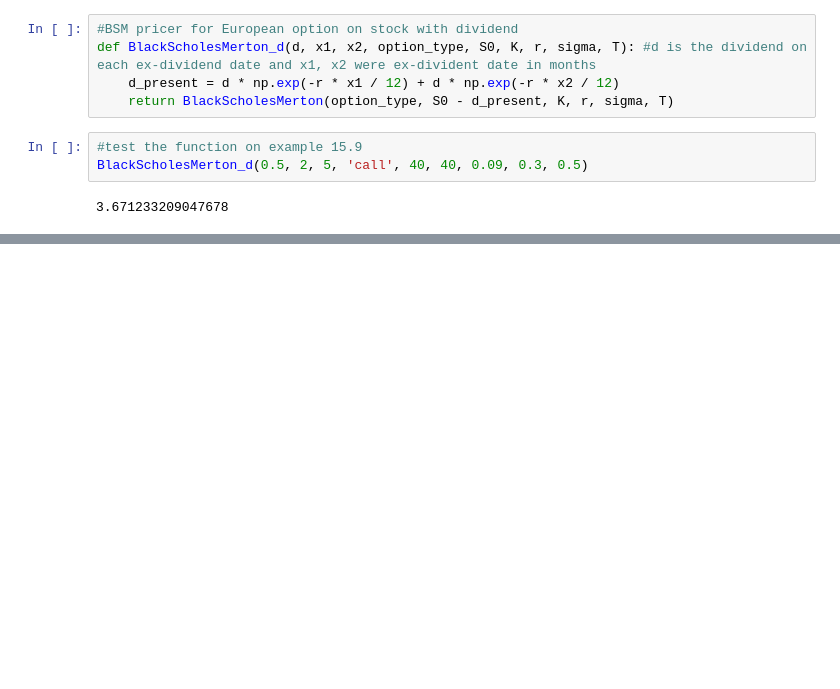
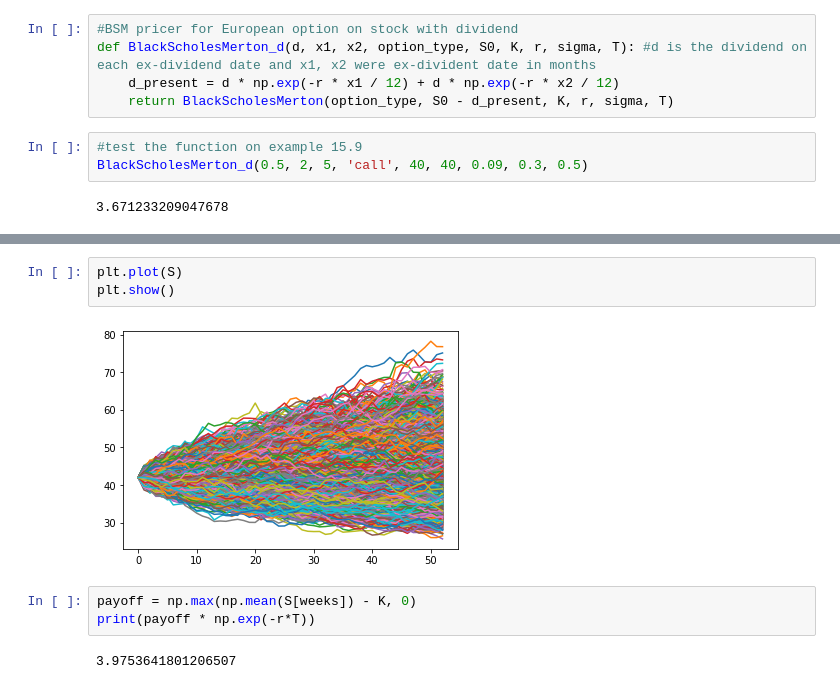
Before and after one commit to quinle/financial-models-implementation, a Jupyter notebook: Black-Scholes-Merton.ipynb, the cells around one changed output, grey strips where cells are left out. Cells and saved outputs as stored; diff of their text form; blank space fills up the shorter version.

```diff
--- a/Black-Scholes-Merton.ipynb
+++ b/Black-Scholes-Merton.ipynb
@@ -34,0 +57,10 @@ BlackScholesMerton_d(0.5, 2, 5, 'call', 40, 40, 0.09, 0.3, 0.5)
+# %%
+plt.plot(S)
+plt.show()
+# %% [output]
+[figure, added]
+# %%
+payoff = np.max(np.mean(S[weeks]) - K, 0)
+print(payoff * np.exp(-r*T))
+# %% [output]
+3.9753641801206507
```
Also changed, not shown: parts of 3 cells of this notebook.
